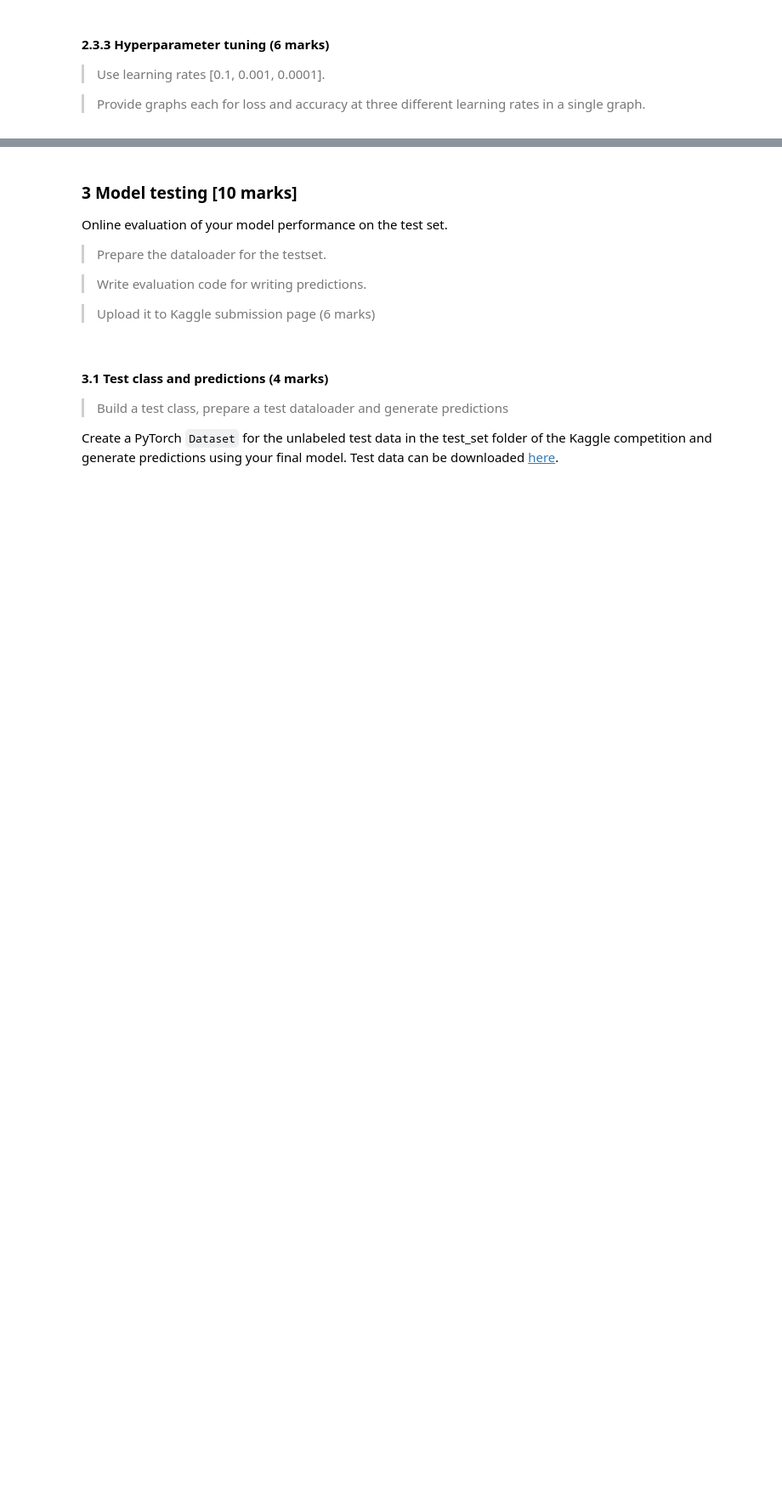
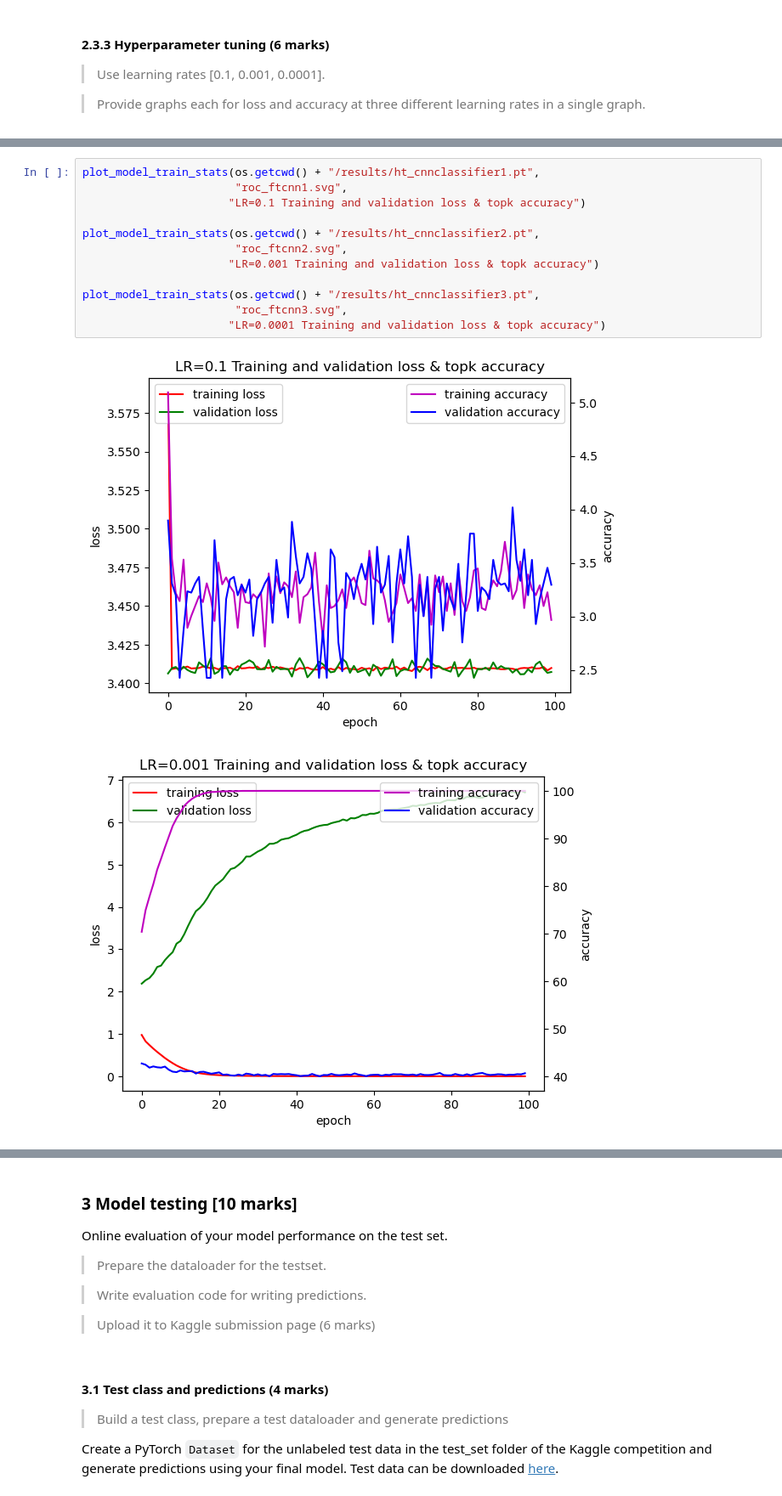
Before and after one commit to Arahi20/Tinyimage30_Image_classification, a Jupyter notebook: COMP5625M_assessment2024_problem.ipynb, the cells around one changed output, grey strips where cells are left out. Shown at 85% size. Saved outputs shown, nothing was run; the diff lists cells and outputs as text; blank space fills up the shorter version.

```diff
--- a/COMP5625M_assessment2024_problem.ipynb
+++ b/COMP5625M_assessment2024_problem.ipynb
@@ -820,0 +876,15 @@ plot_model_train_stats(os.getcwd() + "/results/dropout_cnnclassifier.pt",
+# %%
+plot_model_train_stats(os.getcwd() + "/results/ht_cnnclassifier1.pt",
+                       "roc_ftcnn1.svg",
+                      "LR=0.1 Training and validation loss & topk accuracy")
+
+plot_model_train_stats(os.getcwd() + "/results/ht_cnnclassifier2.pt",
+                       "roc_ftcnn2.svg",
+                      "LR=0.001 Training and validation loss & topk accuracy")
+
+plot_model_train_stats(os.getcwd() + "/results/ht_cnnclassifier3.pt",
+                       "roc_ftcnn3.svg",
+                      "LR=0.0001 Training and validation loss & topk accuracy")
+# %% [output]
+[figure, added]
+[figure, added]
```
Also changed, not shown: parts of 26 cells of this notebook, 26 other files.
